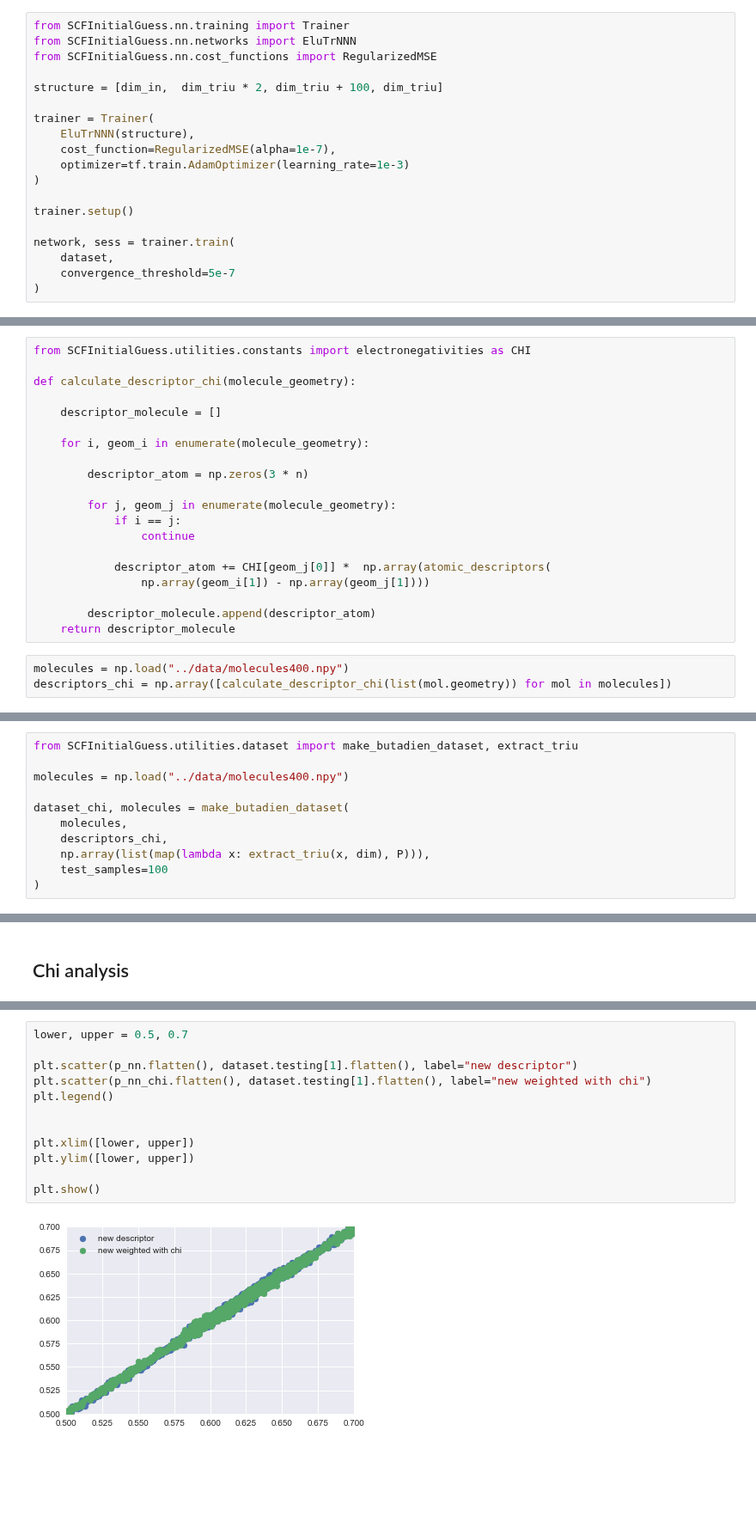
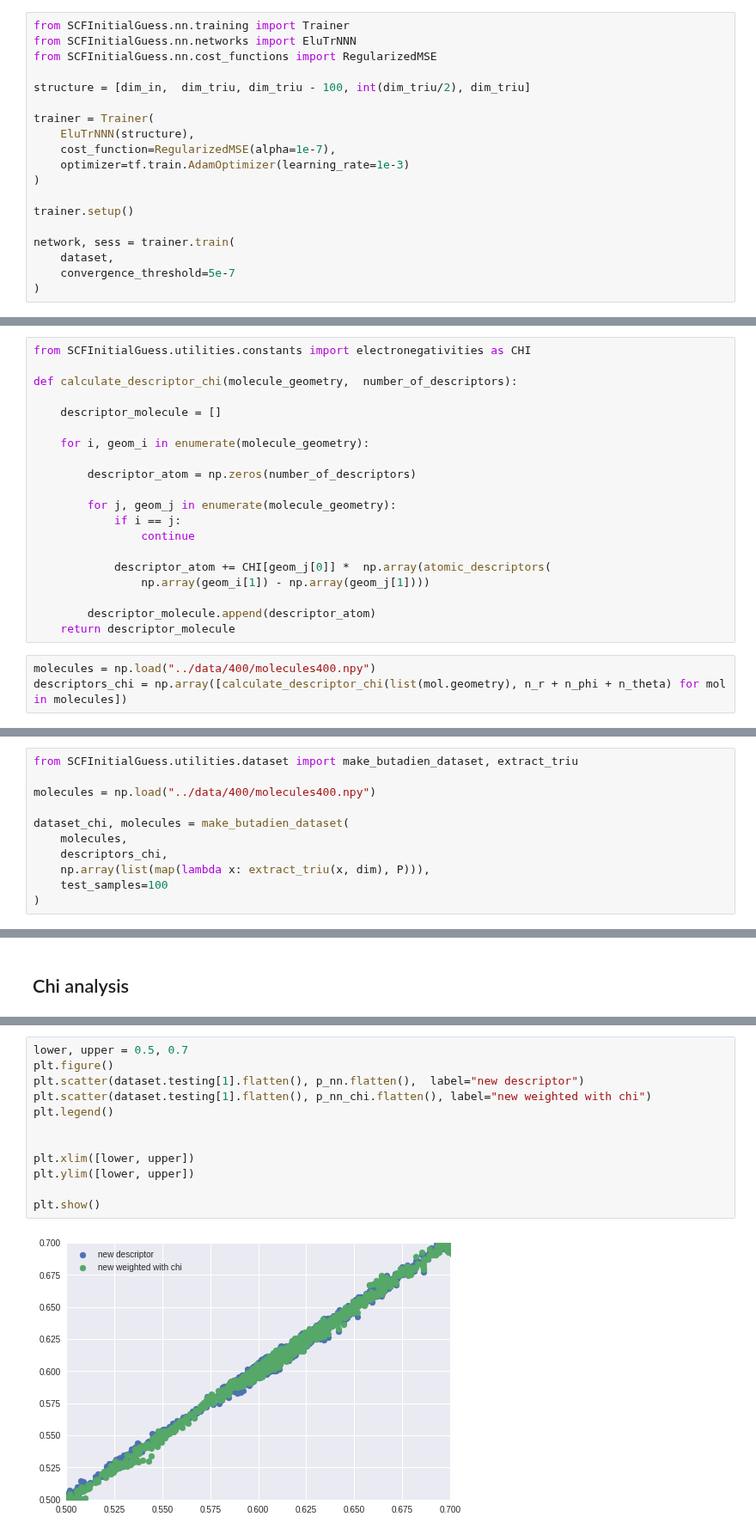
Before and after one commit to jcartus/SCFInitialGuess, a Jupyter notebook: butadien/notebooks/DescriptorGaussians.ipynb, the cells around one changed output, grey strips where cells are left out. Shown at 86% size. Drawn from its saved outputs; the diff is of its cells as text; blank space fills up the shorter version.

Commit message:
CHG: repostioned the gaussians and changed network structure.

```diff
--- a/butadien/notebooks/DescriptorGaussians.ipynb
+++ b/butadien/notebooks/DescriptorGaussians.ipynb
@@ -131,7 +166,7 @@ from SCFInitialGuess.nn.training import Trainer
 from SCFInitialGuess.nn.networks import EluTrNNN
 from SCFInitialGuess.nn.cost_functions import RegularizedMSE
 
-structure = [dim_in,  dim_triu * 2, dim_triu + 100, dim_triu]
+structure = [dim_in,  dim_triu, dim_triu - 100, int(dim_triu/2), dim_triu]
 
 trainer = Trainer(
     EluTrNNN(structure),
@@ -219,13 +253,13 @@ KeyboardInterrupt:
 # %%
 from SCFInitialGuess.utilities.constants import electronegativities as CHI
 
-def calculate_descriptor_chi(molecule_geometry):
+def calculate_descriptor_chi(molecule_geometry,  number_of_descriptors):
 
     descriptor_molecule = []
 
     for i, geom_i in enumerate(molecule_geometry):
 
-        descriptor_atom = np.zeros(3 * n)
+        descriptor_atom = np.zeros(number_of_descriptors)
 
         for j, geom_j in enumerate(molecule_geometry):
             if i == j:
@@ -237,14 +271,14 @@ def calculate_descriptor_chi(molecule_geometry):
         descriptor_molecule.append(descriptor_atom)
     return descriptor_molecule
 # %%
-molecules = np.load("../data/molecules400.npy")
-descriptors_chi = np.array([calculate_descriptor_chi(list(mol.geometry)) for mol in molecules])
+molecules = np.load("../data/400/molecules400.npy")
+descriptors_chi = np.array([calculate_descriptor_chi(list(mol.geometry), n_r + n_phi + n_theta) for mol in molecules])
 # %%
 descriptors_chi = descriptors_chi.reshape(603, -1)
 # %%
 from SCFInitialGuess.utilities.dataset import make_butadien_dataset, extract_triu
 
-molecules = np.load("../data/molecules400.npy")
+molecules = np.load("../data/400/molecules400.npy")
 
 dataset_chi, molecules = make_butadien_dataset(
     molecules,
@@ -335,14 +370,14 @@ statistics(iterations)
 # %%
 lower, upper = 0.5, 0.7
-
-plt.scatter(p_nn.flatten(), dataset.testing[1].flatten(), label="new descriptor")
-plt.scatter(p_nn_chi.flatten(), dataset.testing[1].flatten(), label="new weighted with chi")
+plt.figure()
+plt.scatter(dataset.testing[1].flatten(), p_nn.flatten(),  label="new descriptor")
+plt.scatter(dataset.testing[1].flatten(), p_nn_chi.flatten(), label="new weighted with chi")
 plt.legend()
 
 
 plt.xlim([lower, upper])
 plt.ylim([lower, upper])
 
 plt.show()
 # %% [output]
-[figure, old version]
+[figure, new version]
```
Also changed, not shown: parts of 21 cells of this notebook.
